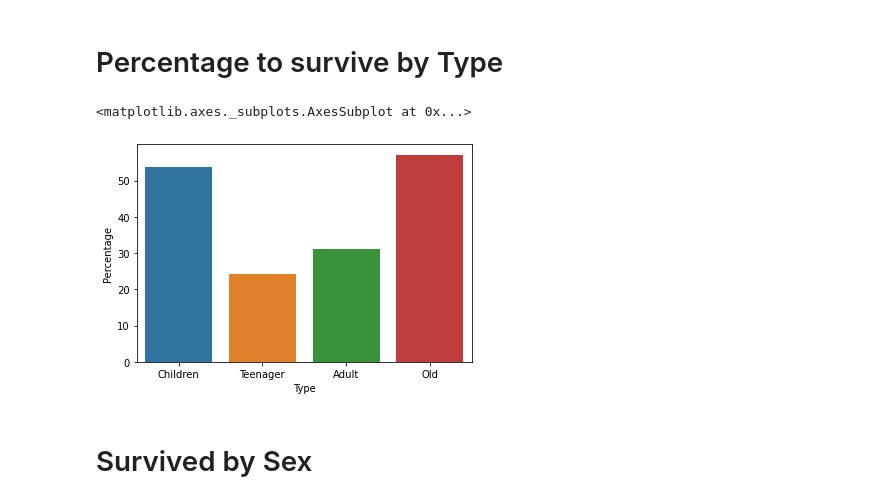
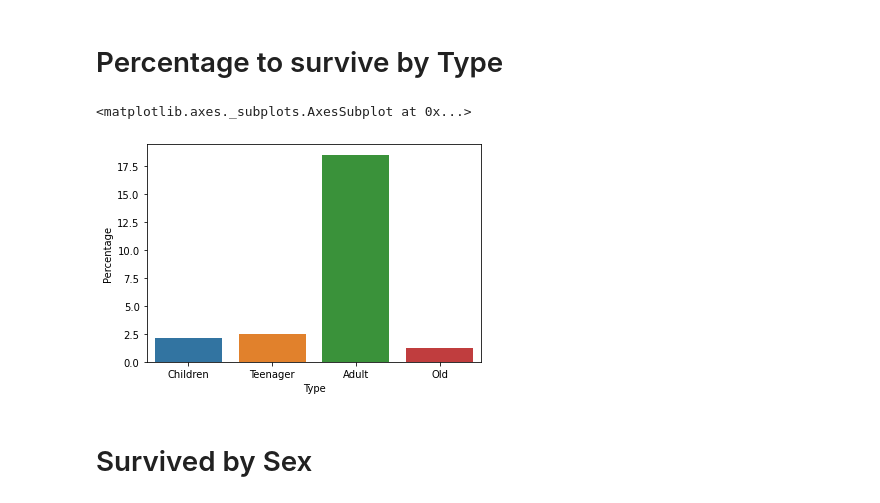
Before and after one commit to Hir4/ml-titanic, a Jupyter notebook: titanic.ipynb, the cells around one changed output. Saved outputs shown, nothing was run; the diff lists cells and outputs as text; code cells hidden in the pictures.

Commit message:
fix: percentage to survive per type

```diff
--- a/titanic.ipynb
+++ b/titanic.ipynb
@@ -110,0 +125,13 @@ df_titanic_results["Pclass"] = df_titanic_results["Pclass"].map(change_class)
+# %%
+# All Sex
+total_childrens = (len(childrens_dead)+len(childrens_alive))
+total_teenagers = (len(teenagers_dead)+len(teenagers_alive))
+total_adults = (len(adults_dead)+len(adults_alive))
+total_olds = (len(old_dead)+len(old_alive))
+
+percent_children = round((len(childrens_alive)/total_childrens) * 100, 2)
+percent_teenager = round((len(teenagers_alive)/total_teenagers) * 100, 2)
+percent_adult = round((len(adults_alive)/total_adults) * 100, 2)
+percent_old = round((len(old_alive)/total_olds) * 100, 2)
+
+df_percentual_to_survive_per_type = pd.DataFrame([("Children", percent_children), ("Teenager", percent_teenager), ("Adult", percent_adult), ("Old", percent_old)], columns=["Type", "Percentage"])
@@ -125,16 +145,17 @@ old_dead = [(int(age), sex, alive) for sex, age, alive in zip(df_titanic_results
 # %%
-# All Sex
-percent_children = round((len(childrens_alive)/len(childrens_dead)) * 100, 2)
-percent_teenager = round((len(teenagers_alive)/len(teenagers_dead)) * 100, 2)
-percent_adult = round((len(adults_alive)/len(adults_dead)) * 100, 2)
-percent_old = round((len(old_alive)/len(old_dead)) * 100, 2)
+total = total_childrens + total_teenagers + total_adults + total_olds
 
-df_percentual_to_survive = pd.DataFrame([("Children", percent_children), ("Teenager", percent_teenager), ("Adult", percent_adult), ("Old", percent_old)], columns=["Type", "Percentage"])
+percent_children = round((len(childrens_alive)/total) * 100, 2)
+percent_teenager = round((len(teenagers_alive)/total) * 100, 2)
+percent_adult = round((len(adults_alive)/total) * 100, 2)
+percent_old = round((len(old_alive)/total) * 100, 2)
+
+df_percentual_to_survive_total = pd.DataFrame([("Children", percent_children), ("Teenager", percent_teenager), ("Adult", percent_adult), ("Old", percent_old)], columns=["Type", "Percentage"])
 # %%
-sns.barplot(data=df_percentual_to_survive, x="Type", y="Percentage")
+sns.barplot(data=df_percentual_to_survive_total, x="Type", y="Percentage")
 # %% [output]
 <matplotlib.axes._subplots.AxesSubplot at 0x...>
-[figure, old version]
+[figure, new version]
 # %% [markdown]
 # Survived by Sex
 # %%
```
Also changed, not shown: parts of 4 cells of this notebook.
